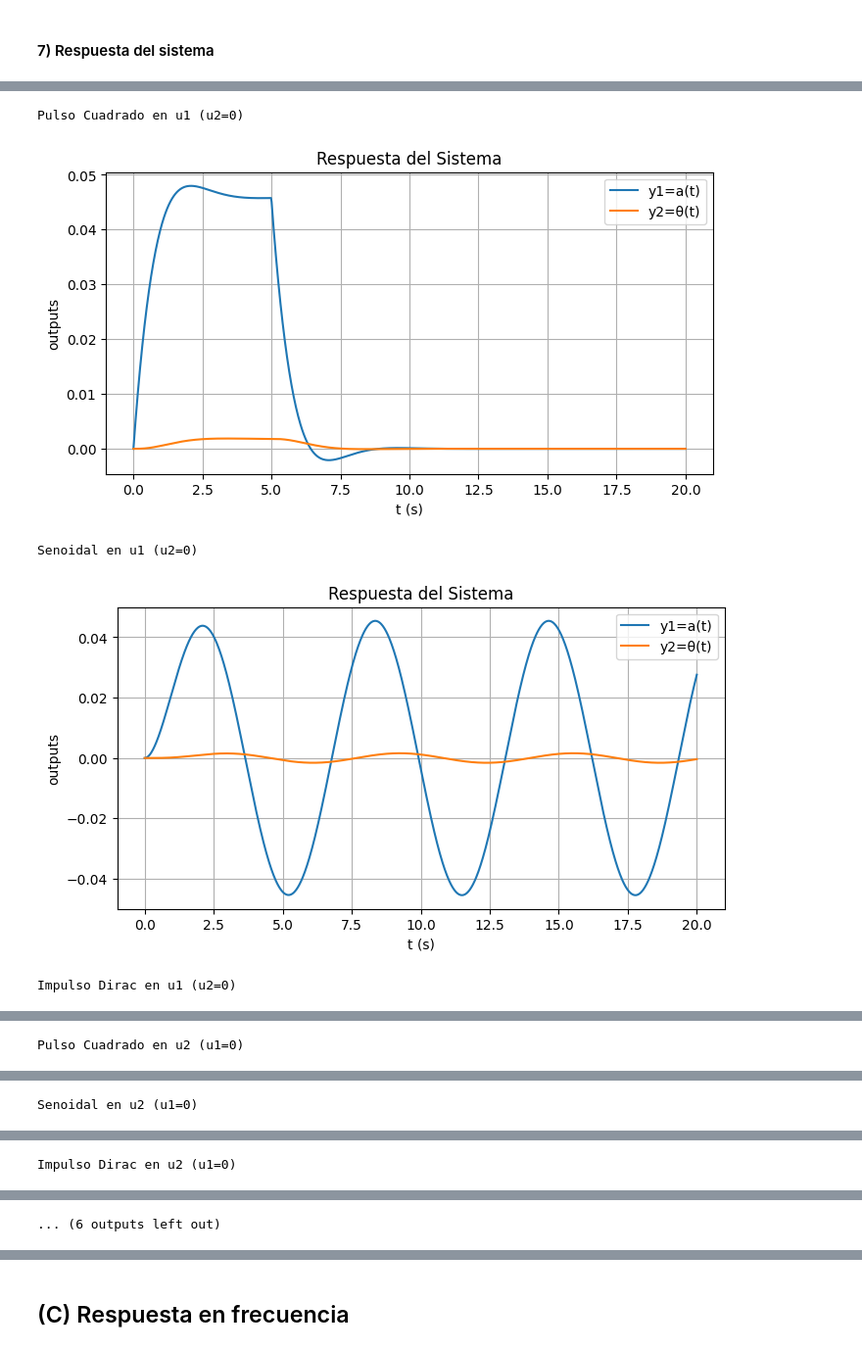
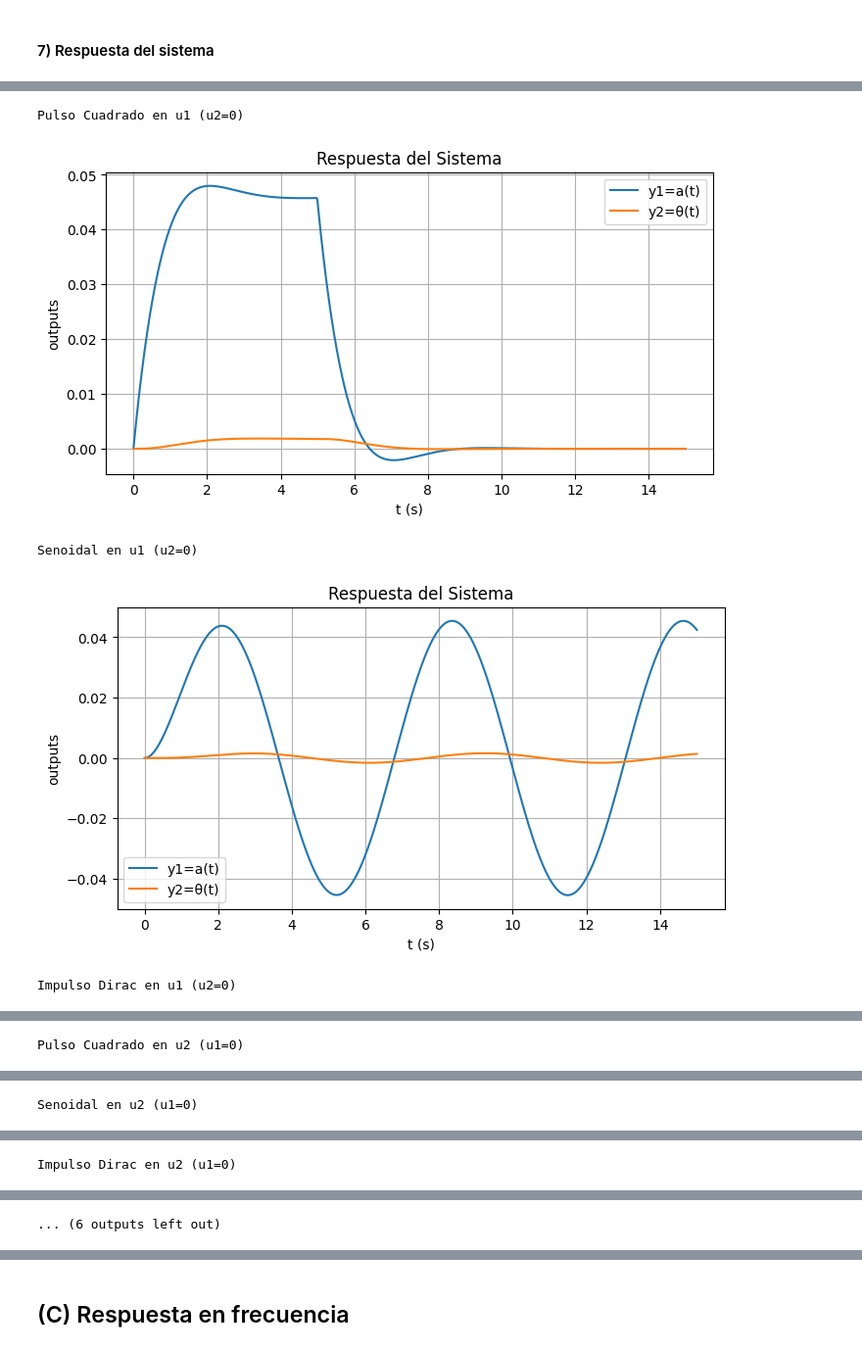
Before and after one commit to Cheps01/rocket-model, a Jupyter notebook: analysis.ipynb, the cells around one changed output, grey strips where cells are left out. Shown at 98% size. Drawn from its saved outputs; the diff is of its cells as text; code cells hidden in the pictures.

Commit message:
feat: system model and response completed

```diff
--- a/analysis.ipynb
+++ b/analysis.ipynb
@@ -260,30 +330,27 @@ values = [
 # %%
-from src.system_rep import numeric_matrixes
+A0, B0, C0, D0 = numeric_matrixes(A, B, C, D, {k1: 1, k2: 0.5})
+T = np.linspace(0.0, 15.0, 1000)
+ss_sys = signal.StateSpace(A0, B0, C0, D0)
 
 for test in tests:
-    A0, B0, C0, D0 = numeric_matrixes(A, B, C, D, {k1: 1, k2: 0.5})
-
-    T = np.linspace(0.0, 20.0, 1000)
     U = np.column_stack((test[1](T), test[2](T)))
-
-    state_space = signal.StateSpace(A0, B0, C0, D0)
-    t_out, y_out, x_out = signal.lsim(state_space, U=U, T=T)
+    t_out, y_out, x_out = signal.lsim(ss_sys, U=U, T=T)
 
     plt.figure(figsize=(8, 4))
     print(test[0])
     # plt.plot(t_out, tests[0][1](T), label="u1")
     # plt.plot(t_out, tests[0][2](T), label="u2")
     plt.plot(t_out, y_out[:,0], label="y1=a(t)")
     plt.plot(t_out, y_out[:,1], label="y2=θ(t)")
     plt.xlabel("t (s)")
     plt.ylabel("outputs")
     plt.title("Respuesta del Sistema")
     plt.legend()
     plt.grid(True)
     plt.show()
 # %% [output]
 Pulso Cuadrado en u1 (u2=0)
-[figure, old version]
+[figure, new version]
 Senoidal en u1 (u2=0)
-[figure, old version]
+[figure, new version]
 Impulso Dirac en u1 (u2=0)
```
Also changed, not shown: parts of 24 cells of this notebook.
